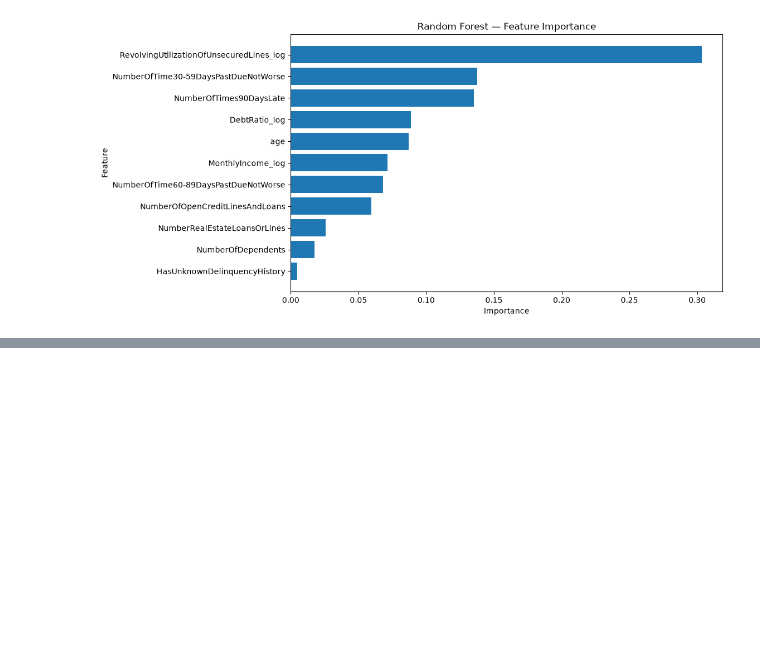
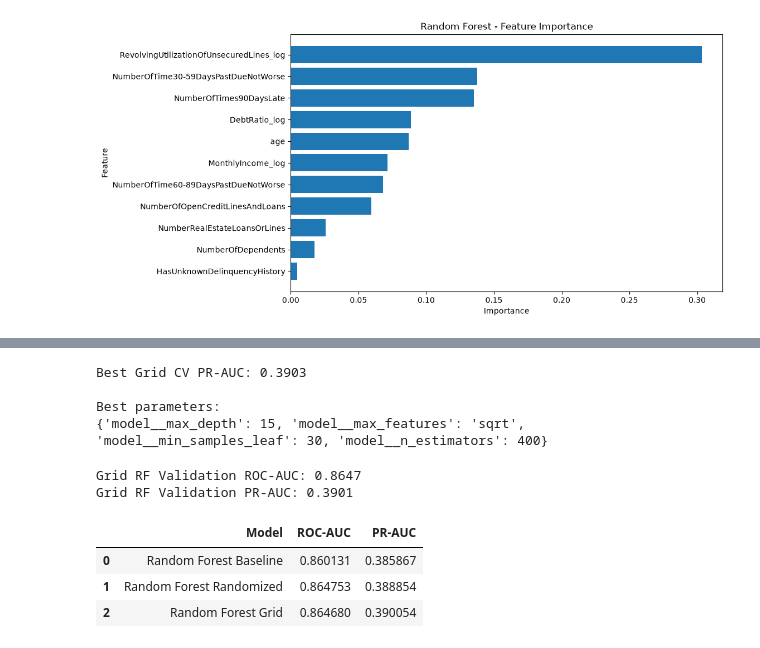
Before and after one commit to Randysman/credit_score, a Jupyter notebook: Modeling.ipynb, the cells around one changed output, grey strips where cells are left out. Cells and saved outputs as stored; diff of their text form; code cells hidden in the pictures; blank space fills up the shorter version.

```diff
--- a/Modeling.ipynb
+++ b/Modeling.ipynb
@@ -865,0 +995,5 @@ plt.show()
+# %%
+rf_grid_search.fit(
+    X_train[features],
+    y_train
+)
@@ -865,0 +1019,57 @@ plt.show()
+# %%
+print(f'Best Grid CV PR-AUC: {rf_grid_search.best_score_:.4f}')
+
+print('\nBest parameters:')
+print(rf_grid_search.best_params_)
+# %% [output]
+Best Grid CV PR-AUC: 0.3903
+
+Best parameters:
+{'model__max_depth': 15, 'model__max_features': 'sqrt', 'model__min_samples_leaf': 30, 'model__n_estimators': 400}
+# %%
+best_rf_grid = rf_grid_search.best_estimator_
+
+best_rf_grid_valid_proba = best_rf_grid.predict_proba(
+    X_valid[features]
+)[:, 1]
+
+grid_rf_roc_auc = roc_auc_score(
+    y_valid,
+    best_rf_grid_valid_proba
+)
+
+grid_rf_pr_auc = average_precision_score(
+    y_valid,
+    best_rf_grid_valid_proba
+)
+
+print(f'Grid RF Validation ROC-AUC: {grid_rf_roc_auc:.4f}')
+print(f'Grid RF Validation PR-AUC: {grid_rf_pr_auc:.4f}')
+# %% [output]
+Grid RF Validation ROC-AUC: 0.8647
+Grid RF Validation PR-AUC: 0.3901
+# %%
+rf_search_comparison = pd.DataFrame({
+    'Model': [
+        'Random Forest Baseline',
+        'Random Forest Randomized',
+        'Random Forest Grid'
+    ],
+    'ROC-AUC': [
+        rf_roc_auc,
+        best_rf_roc_auc,
+        grid_rf_roc_auc
+    ],
+    'PR-AUC': [
+        rf_pr_auc,
+        best_rf_pr_auc,
+        grid_rf_pr_auc
+    ]
+})
+
+rf_search_comparison
+# %% [output]
+|  | Model | ROC-AUC | PR-AUC |
+| 0 | Random Forest Baseline | 0.860131 | 0.385867 |
+| 1 | Random Forest Randomized | 0.864753 | 0.388854 |
+| 2 | Random Forest Grid | 0.864680 | 0.390054 |
```
Also changed, not shown: parts of 24 cells of this notebook.
